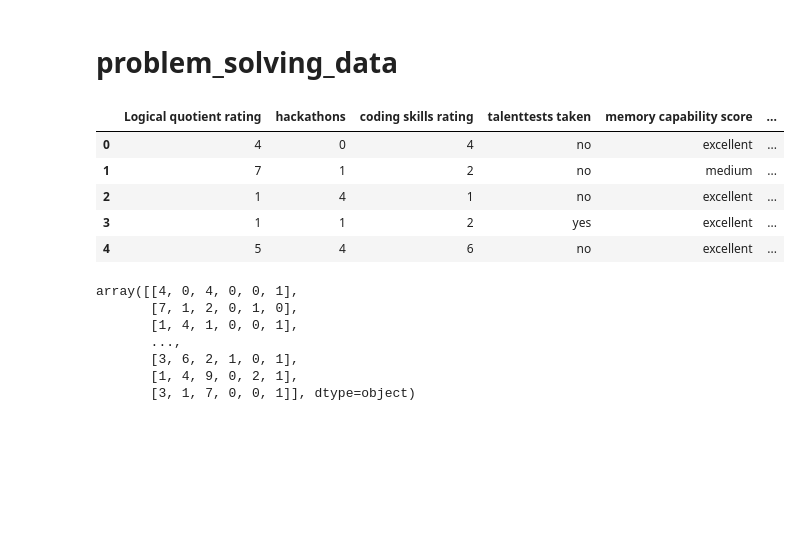
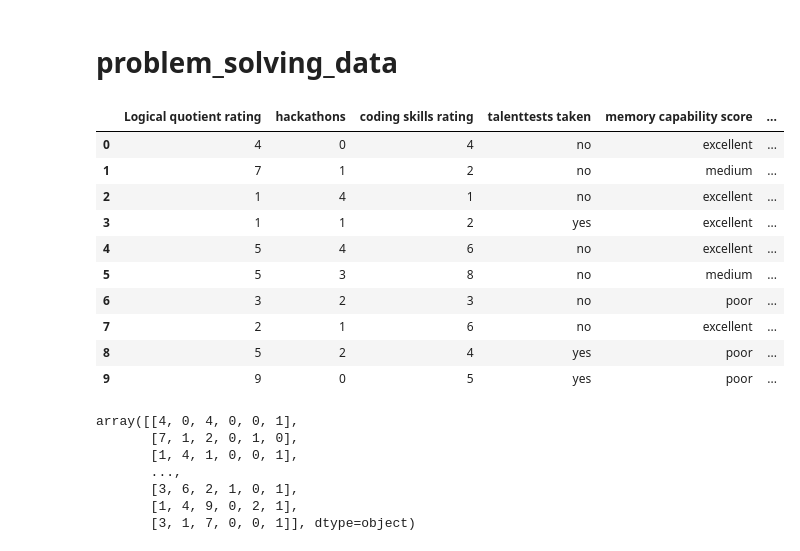
Before and after one commit to ashokseervi114/Job-role-prediction, a Jupyter notebook: ml project code/Project code/research1.ipynb, the cells around one changed output. Cells and saved outputs as stored; diff of their text form; code cells hidden in the pictures; blank space fills up the shorter version.

```diff
--- a/ml project code/Project code/research1.ipynb
+++ b/ml project code/Project code/research1.ipynb
@@ -231,14 +293,19 @@ teamwork_data.shape
 # %%
 problem_solving_data_r=dataset.iloc[:,[10,11,12,19,22,20]]
 # %%
-problem_solving_data_r.head()
+problem_solving_data_r.head(n=10)
 # %% [output]
 |  | Logical quotient rating | hackathons | coding skills rating | talenttests taken | memory capability score | ... |
 | 0 | 4 | 0 | 4 | no | excellent | ... |
 | 1 | 7 | 1 | 2 | no | medium | ... |
 | 2 | 1 | 4 | 1 | no | excellent | ... |
 | 3 | 1 | 1 | 2 | yes | excellent | ... |
 | 4 | 5 | 4 | 6 | no | excellent | ... |
+| 5 | 5 | 3 | 8 | no | medium | ... |
+| 6 | 3 | 2 | 3 | no | poor | ... |
+| 7 | 2 | 1 | 6 | no | excellent | ... |
+| 8 | 5 | 2 | 4 | yes | poor | ... |
+| 9 | 9 | 0 | 5 | yes | poor | ... |
 # %%
 problem_solving_data=data[:,[10,11,12,19,22,20]]
 # %%
```
Also changed, not shown: parts of 15 cells of this notebook.
